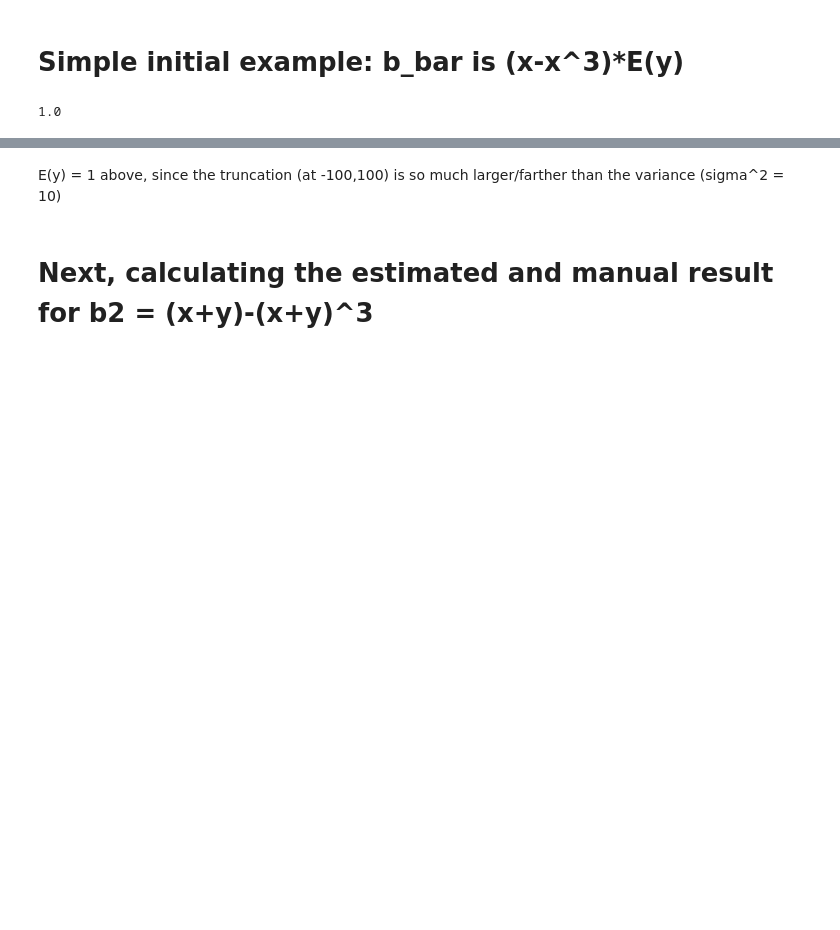
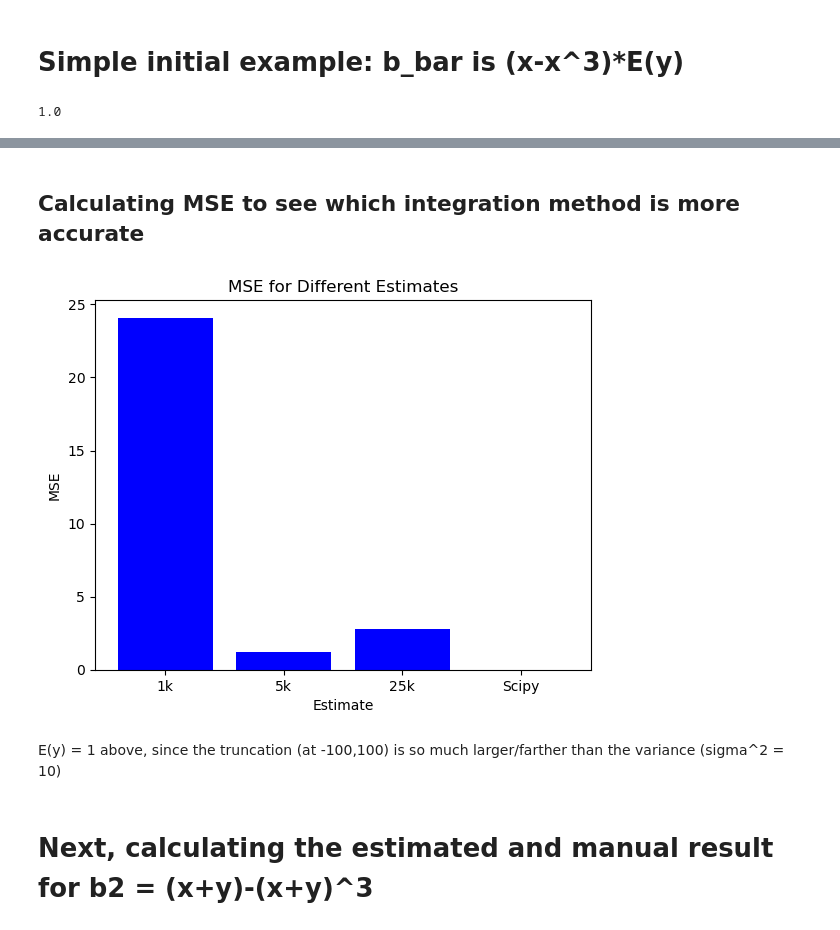
Before and after one commit to hubarruby/BayesSDEs, a Jupyter notebook: fredholm/testing_numerical_integration.ipynb, the cells around one changed output, grey strips where cells are left out. Saved outputs shown, nothing was run; the diff lists cells and outputs as text; code cells hidden in the pictures; blank space fills up the shorter version.

```diff
--- a/fredholm/testing_numerical_integration.ipynb
+++ b/fredholm/testing_numerical_integration.ipynb
@@ -42,9 +30,12 @@ lasso_dict['meta_data']
 # Simple initial example: b_bar is (x-x^3)*E(y)
 # %%
 # using settings from the previously-generated data
-scale = lasso_dict['meta_data']['scale']
-loc = lasso_dict['meta_data']['loc']
-a_trunc, b_trunc = lasso_dict['meta_data']['a_trunc'], lasso_dict['meta_data']['b_trunc']
+# scale = lasso_dict['meta_data']['scale']
+scale =  np.sqrt(10)
+# loc = lasso_dict['meta_data']['loc']
+loc = 1
+# a_trunc, b_trunc = lasso_dict['meta_data']['a_trunc'], lasso_dict['meta_data']['b_trunc']
+a_trunc, b_trunc = -100,100
 
 a_trunc_real, b_trunc_real = (a_trunc - loc) / scale, (b_trunc - loc) / scale
 trunc = truncnorm(a_trunc_real, b_trunc_real, loc=loc, scale=scale)
@@ -143,3 +130,23 @@ plt.show()
+# %% [markdown]
+## Calculating MSE to see which integration method is more accurate
+# %%
+from sklearn.metrics import mean_squared_error as mse
+
+mse_1k = mse(b_bar_manual, b_bar_est_1k)
+mse_5k = mse(b_bar_manual, b_bar_est_5k)
+mse_25k = mse(b_bar_manual, b_bar_est_25k)
+mse_scipy = mse(b_bar_manual, b_bar_est_scipy[:,0])
+
+labels = ['1k', '5k', '25k', 'Scipy']
+mse_values = [mse_1k, mse_5k, mse_25k, mse_scipy]
+
+plt.bar(labels, mse_values, color='blue')
+plt.xlabel('Estimate')
+plt.ylabel('MSE')
+plt.title('MSE for Different Estimates')
+plt.show()
+# %% [output]
+[figure, added]
 # %% [markdown]
 E(y) = 1 above, since the truncation (at -100,100) is so much larger/farther than the variance (sigma^2 = 10)
 # %% [markdown]
```
Also changed, not shown: parts of 11 cells of this notebook, 1 other file.
